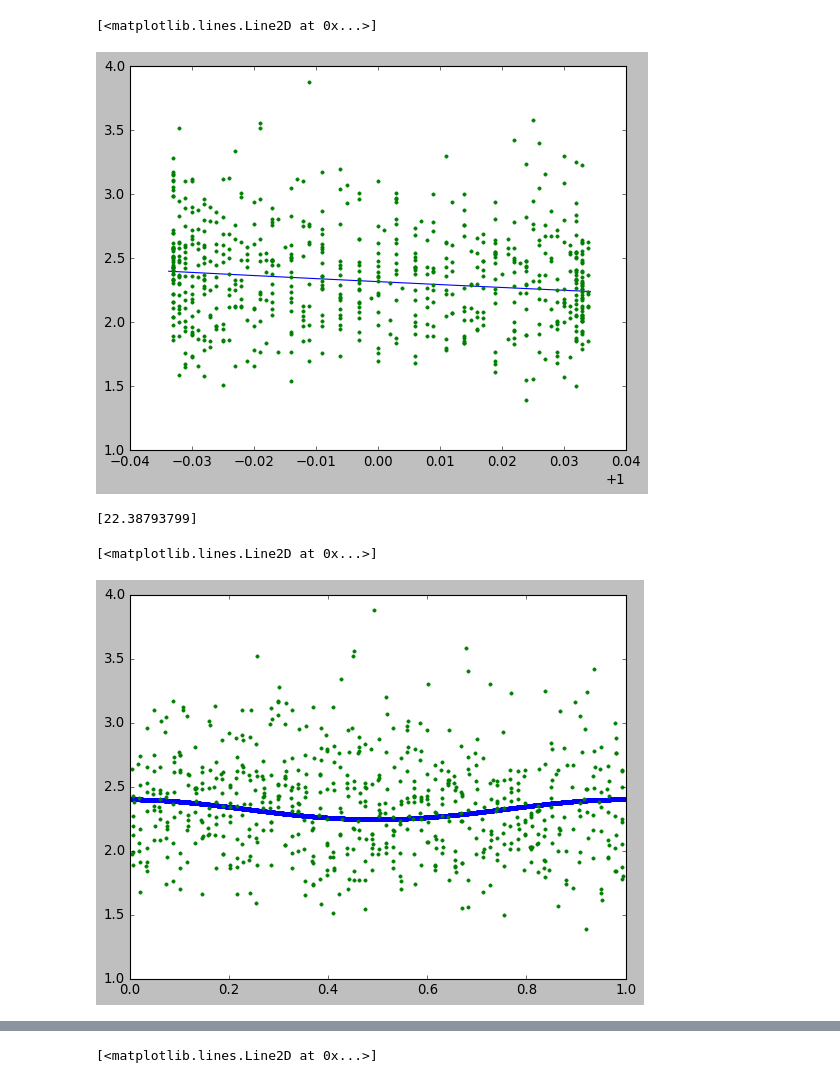
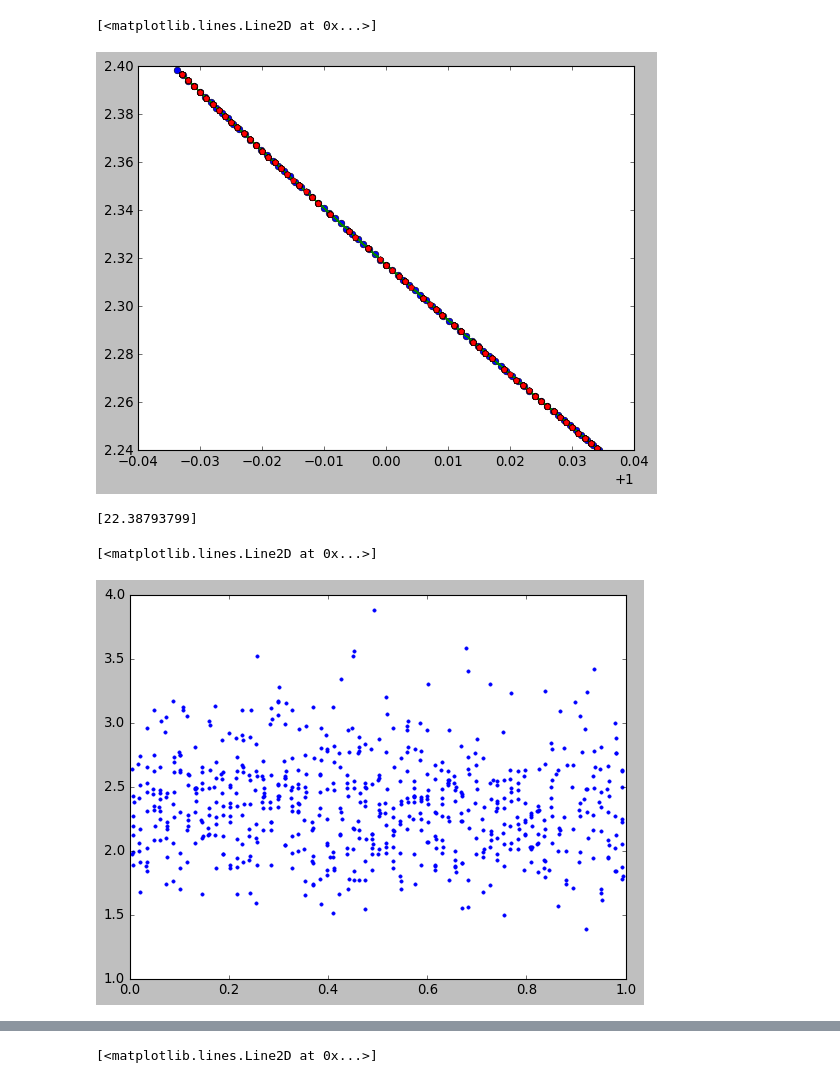
Before and after one commit to SaeedAnsarifard/NeuMod, a Jupyter notebook: Tutorial.ipynb, the cells around one changed output, grey strips where cells are left out. Cells and saved outputs as stored; diff of their text form; code cells hidden in the pictures.

```diff
--- a/Tutorial.ipynb
+++ b/Tutorial.ipynb
@@ -10,13 +11,3 @@ import matplotlib.pyplot as plt
 
 plt.rcParams['text.usetex']=True
 plt.style.use('classic')
-# %%
-frame  = FrameWork()
-param  = {'T12' : 34.,
-          'T13' : 8.57,
-          'mum1': 0. ,
-          'mum2': 1.5e-12 ,
-          'mum3': 0. ,
-          'M12' : 7.54e-5 }
-
-pee,pes,distance = PseudoDirac(param,frame.energy_nu)
@@ -41,14 +53,16 @@ total_event = frame[pee,pes,distance]
 # %%
-plt.plot(distance**2,total_event,'-')
-plt.plot(frame.data[:,6],frame.data[:,3],'.')
+plt.plot(distance**2,total_event,'o')
+#plt.plot(frame.data[:,6],frame.data[:,3],'.')
+plt.plot(frame.distance**2,f_event(frame.distance**2),'-')
+plt.plot(frame.data[:,6],f_event(frame.data[:,6]),'p')
 # %% [output]
 [<matplotlib.lines.Line2D at 0x...>]
-[figure, old version]
+[figure, new version]
 # %%
-plt.plot(frame.day,total_event,'.')
+#plt.plot(frame.day,total_event,'.')
 print(frame.borom_unoscilated_total)
 plt.plot(np.mod(frame.data[:,0],365.25)/365.25,frame.data[:,3],'.')
 # %% [output]
 [22.38793799]
 [<matplotlib.lines.Line2D at 0x...>]
-[figure, old version]
+[figure, new version]
```
Also changed, not shown: parts of 10 cells of this notebook, 2 other files.
